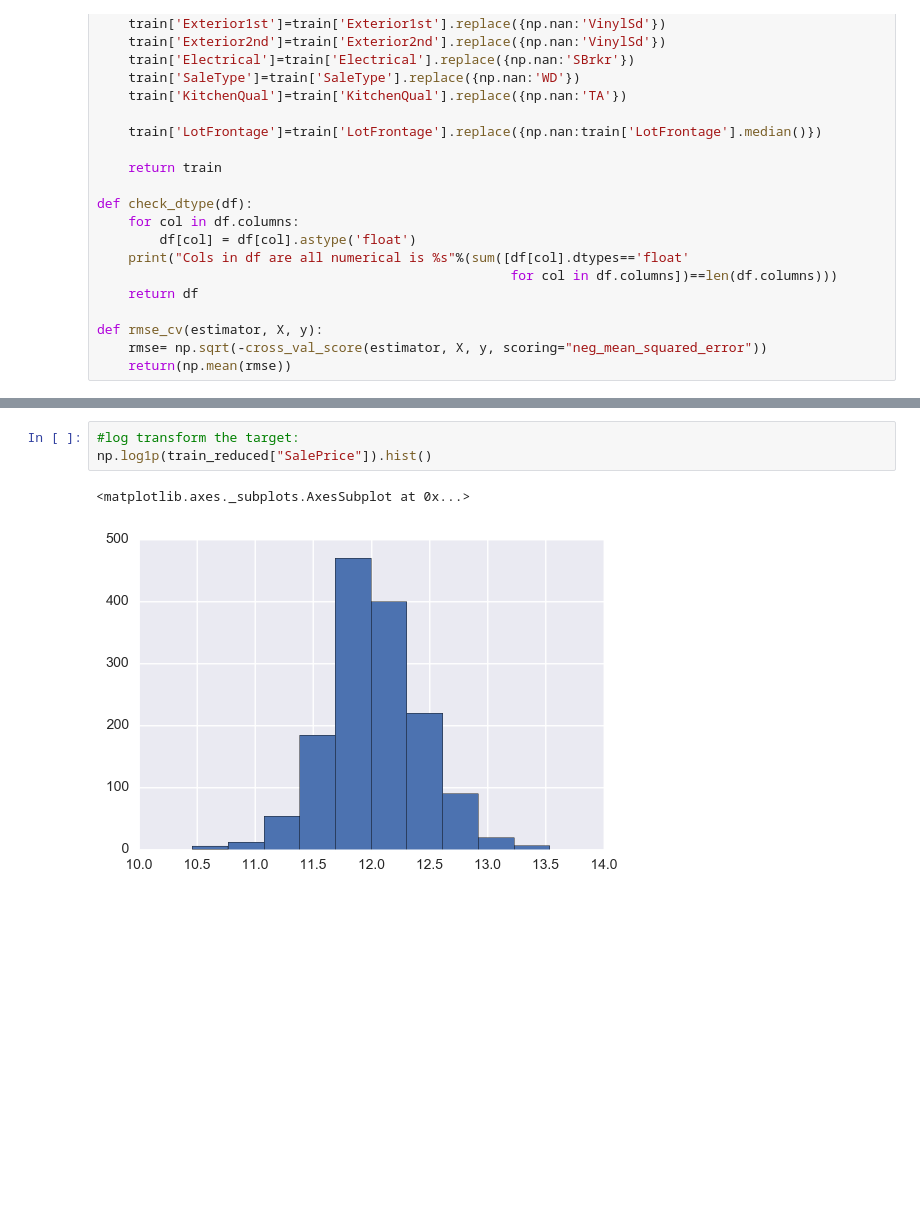
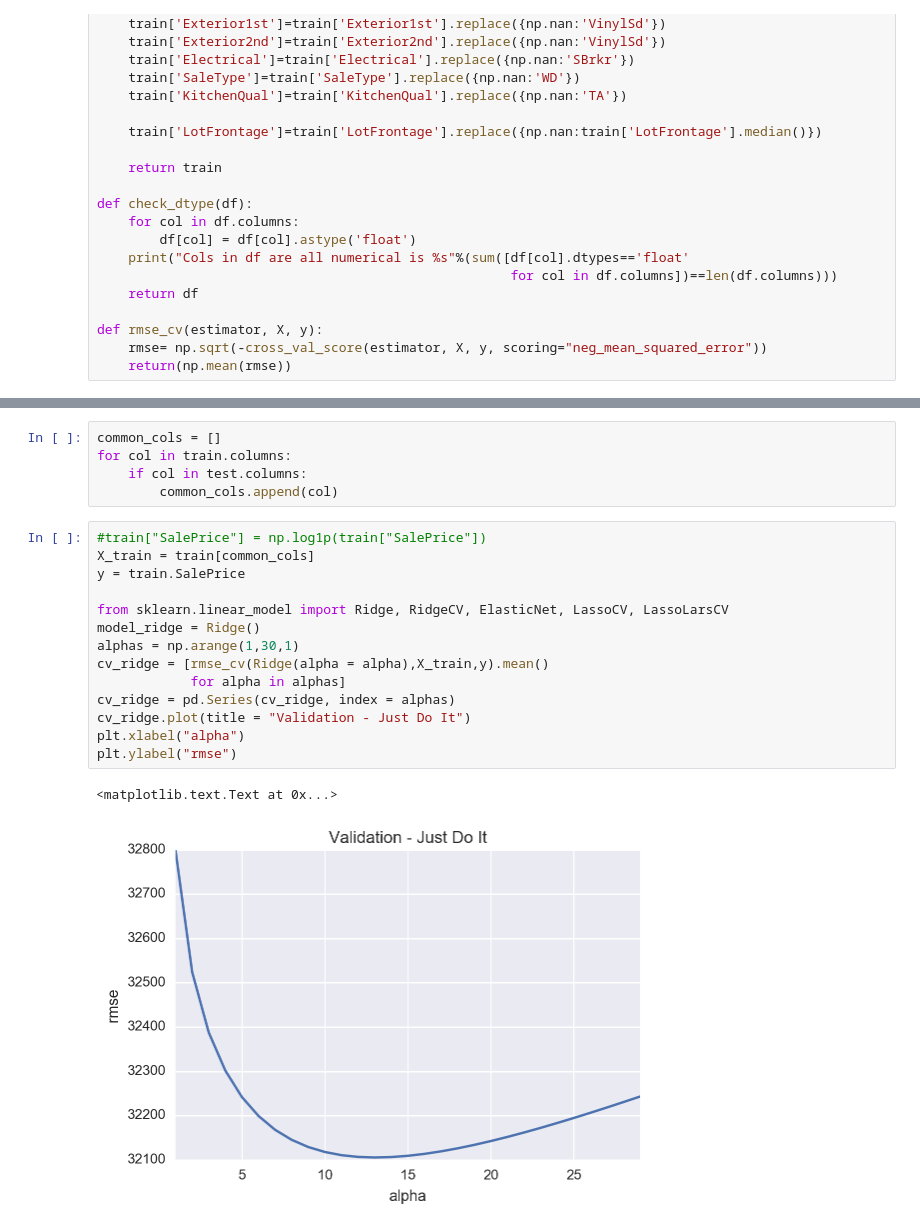
Before and after one commit to MiyainNYC/Rose, a Jupyter notebook: house_pred_ML/rollup.ipynb, the cells around one changed output, grey strips where cells are left out. Drawn from its saved outputs; the diff is of its cells as text; blank space fills up the shorter version.

```diff
--- a/house_pred_ML/rollup.ipynb
+++ b/house_pred_ML/rollup.ipynb
@@ -143,6 +134,22 @@ Features we remove are Index(['MSZoning', 'Street', 'LandContour', 'LandSlope',
-# %%
-#log transform the target:
-np.log1p(train_reduced["SalePrice"]).hist()
-# %% [output]
-<matplotlib.axes._subplots.AxesSubplot at 0x...>
-[figure, removed]
+# %%
+common_cols = []
+for col in train.columns:
+    if col in test.columns:
+        common_cols.append(col)
+# %%
+#train["SalePrice"] = np.log1p(train["SalePrice"])
+X_train = train[common_cols]
+y = train.SalePrice
+
+from sklearn.linear_model import Ridge, RidgeCV, ElasticNet, LassoCV, LassoLarsCV
+model_ridge = Ridge()
+alphas = np.arange(1,30,1)
+cv_ridge = [rmse_cv(Ridge(alpha = alpha),X_train,y).mean()
+            for alpha in alphas]
+cv_ridge = pd.Series(cv_ridge, index = alphas)
+cv_ridge.plot(title = "Validation - Just Do It")
+plt.xlabel("alpha")
+plt.ylabel("rmse")
+# %% [output]
+<matplotlib.text.Text at 0x...>
+[figure, added]
```
Also changed, not shown: parts of 21 cells of this notebook, 2 other files.
